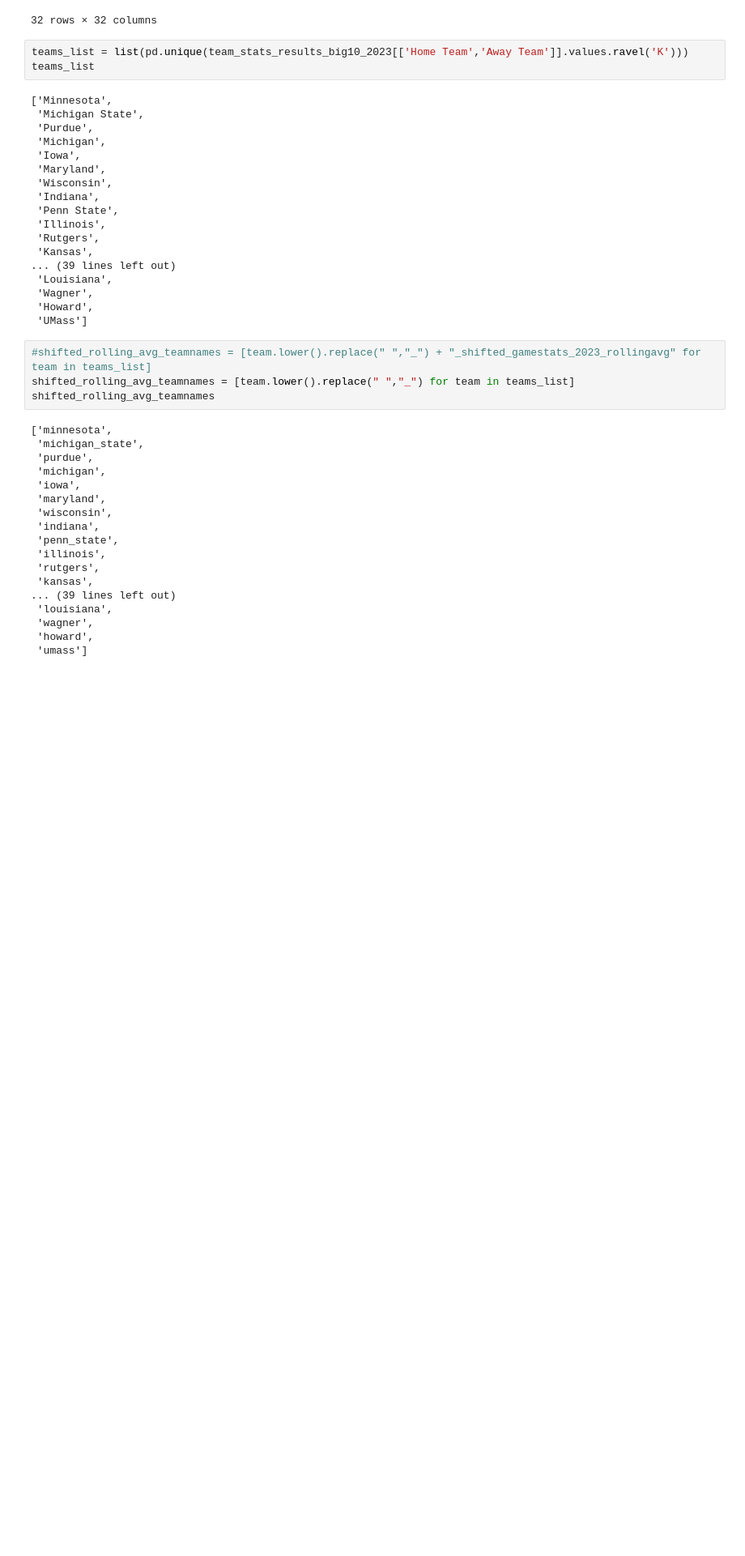
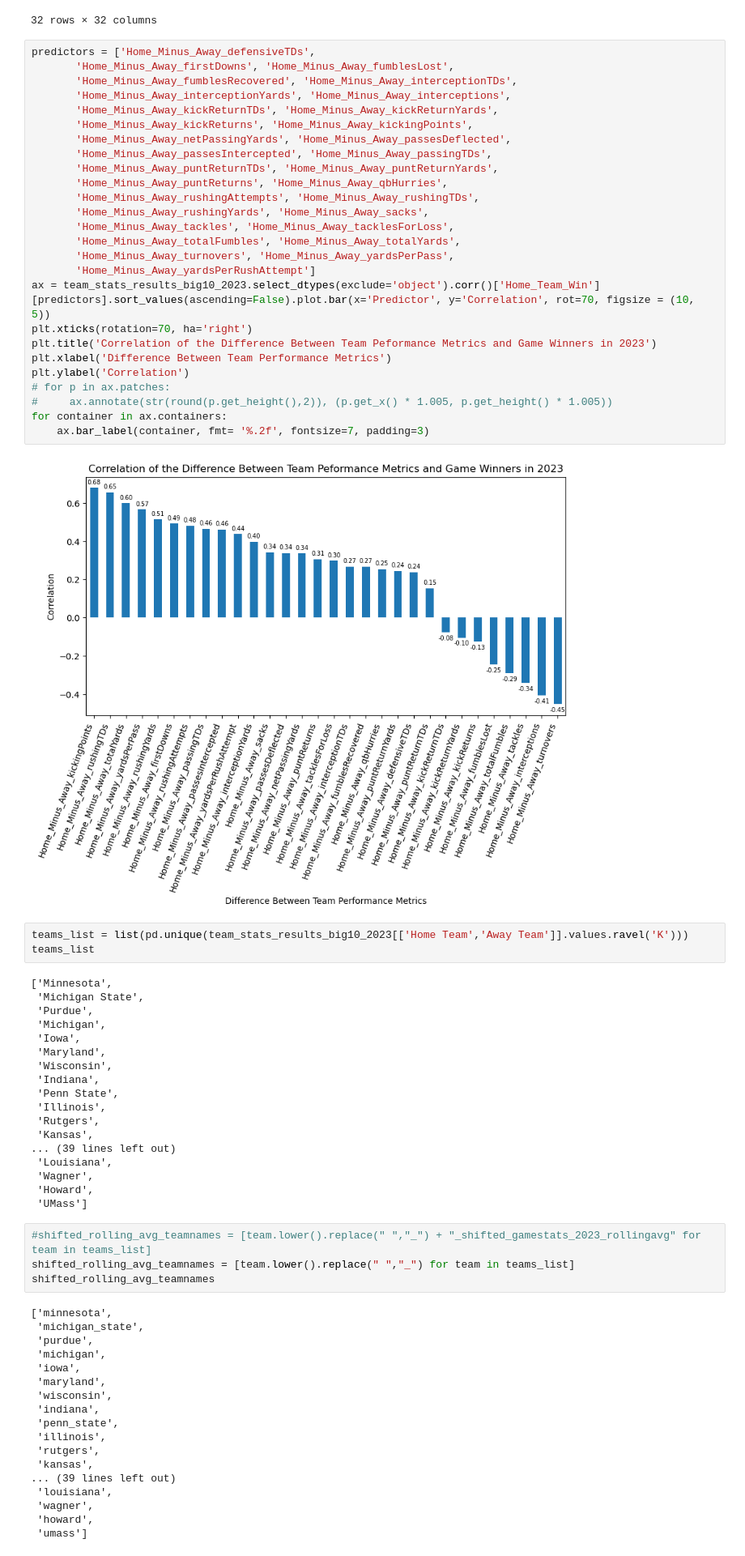
Before and after one commit to ballir27/College-Football-Betting, a Jupyter notebook: notebooks/college_football_eda.ipynb, the cells around one changed output. Shown at 81% size. Saved outputs shown, nothing was run; the diff lists cells and outputs as text; blank space fills up the shorter version.

Commit message:
Added plot for presentation

```diff
--- a/notebooks/college_football_eda.ipynb
+++ b/notebooks/college_football_eda.ipynb
@@ -270,6 +270,34 @@ team_stats_results_big10_2023.select_dtypes(exclude='object').corr().iloc[29:,29
 | Home_Minus_Away_yardsPerPass | 0.700413 | 0.566092 | 0.319377 | 0.503027 | 0.128027 | ... |
 | Home_Minus_Away_yardsPerRushAttempt | 0.624321 | 0.436135 | 0.132661 | 0.506377 | -0.112474 | ... |
 32 rows × 32 columns
+# %%
+predictors = ['Home_Minus_Away_defensiveTDs',
+       'Home_Minus_Away_firstDowns', 'Home_Minus_Away_fumblesLost',
+       'Home_Minus_Away_fumblesRecovered', 'Home_Minus_Away_interceptionTDs',
+       'Home_Minus_Away_interceptionYards', 'Home_Minus_Away_interceptions',
+       'Home_Minus_Away_kickReturnTDs', 'Home_Minus_Away_kickReturnYards',
+       'Home_Minus_Away_kickReturns', 'Home_Minus_Away_kickingPoints',
+       'Home_Minus_Away_netPassingYards', 'Home_Minus_Away_passesDeflected',
+       'Home_Minus_Away_passesIntercepted', 'Home_Minus_Away_passingTDs',
+       'Home_Minus_Away_puntReturnTDs', 'Home_Minus_Away_puntReturnYards',
+       'Home_Minus_Away_puntReturns', 'Home_Minus_Away_qbHurries',
+       'Home_Minus_Away_rushingAttempts', 'Home_Minus_Away_rushingTDs',
+       'Home_Minus_Away_rushingYards', 'Home_Minus_Away_sacks',
+       'Home_Minus_Away_tackles', 'Home_Minus_Away_tacklesForLoss',
+       'Home_Minus_Away_totalFumbles', 'Home_Minus_Away_totalYards',
+       'Home_Minus_Away_turnovers', 'Home_Minus_Away_yardsPerPass',
+       'Home_Minus_Away_yardsPerRushAttempt']
+ax = team_stats_results_big10_2023.select_dtypes(exclude='object').corr()['Home_Team_Win'][predictors].sort_values(ascending=False).plot.bar(x='Predictor', y='Correlation', rot=70, figsize = (10, 5))
+plt.xticks(rotation=70, ha='right')
+plt.title('Correlation of the Difference Between Team Peformance Metrics and Game Winners in 2023')
+plt.xlabel('Difference Between Team Performance Metrics')
+plt.ylabel('Correlation')
+# for p in ax.patches:
+#     ax.annotate(str(round(p.get_height(),2)), (p.get_x() * 1.005, p.get_height() * 1.005))
+for container in ax.containers:
+    ax.bar_label(container, fmt= '%.2f', fontsize=7, padding=3)
+# %% [output]
+[figure, added]
 # %%
 teams_list = list(pd.unique(team_stats_results_big10_2023[['Home Team','Away Team']].values.ravel('K')))
 teams_list
```
Also changed, not shown: parts of 4 cells of this notebook.
